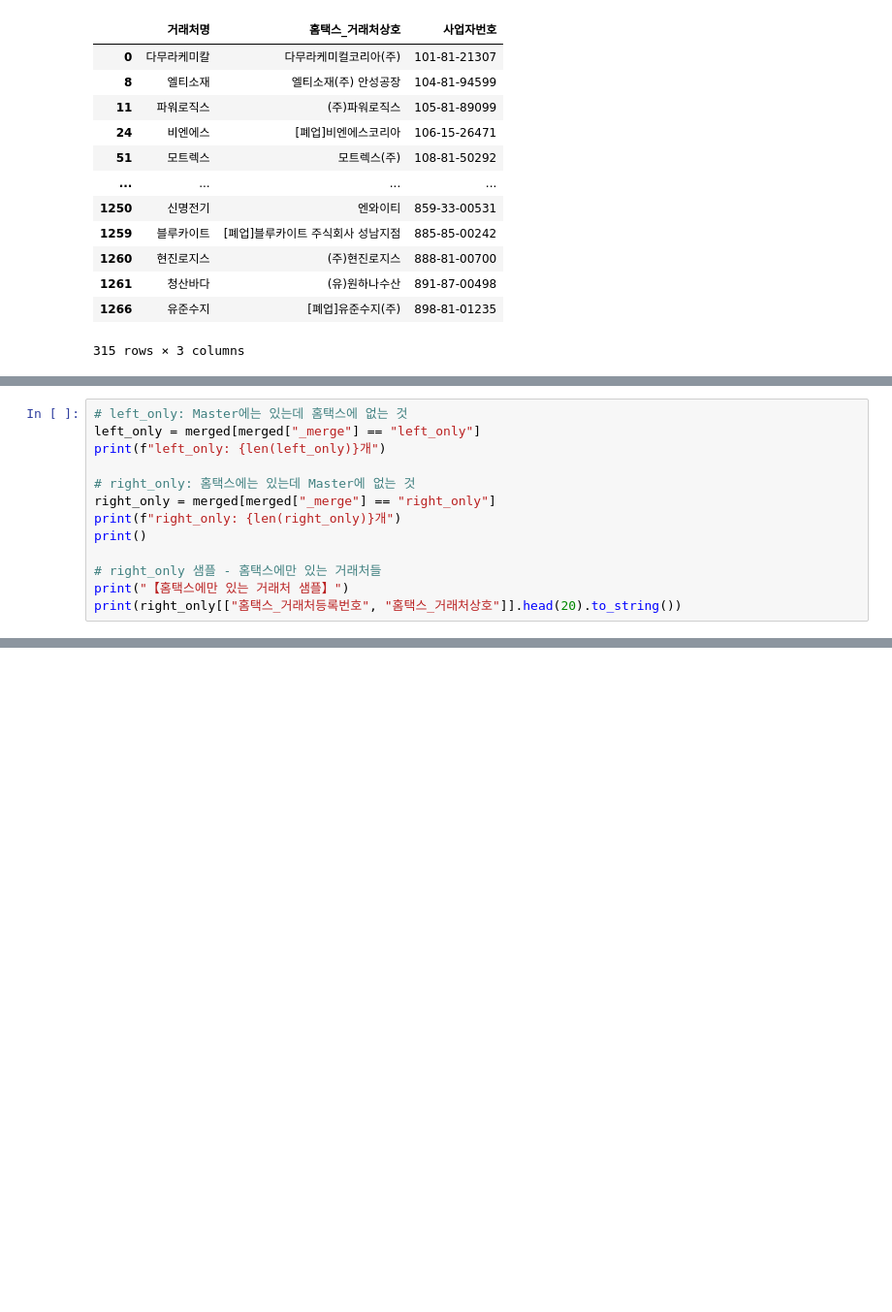
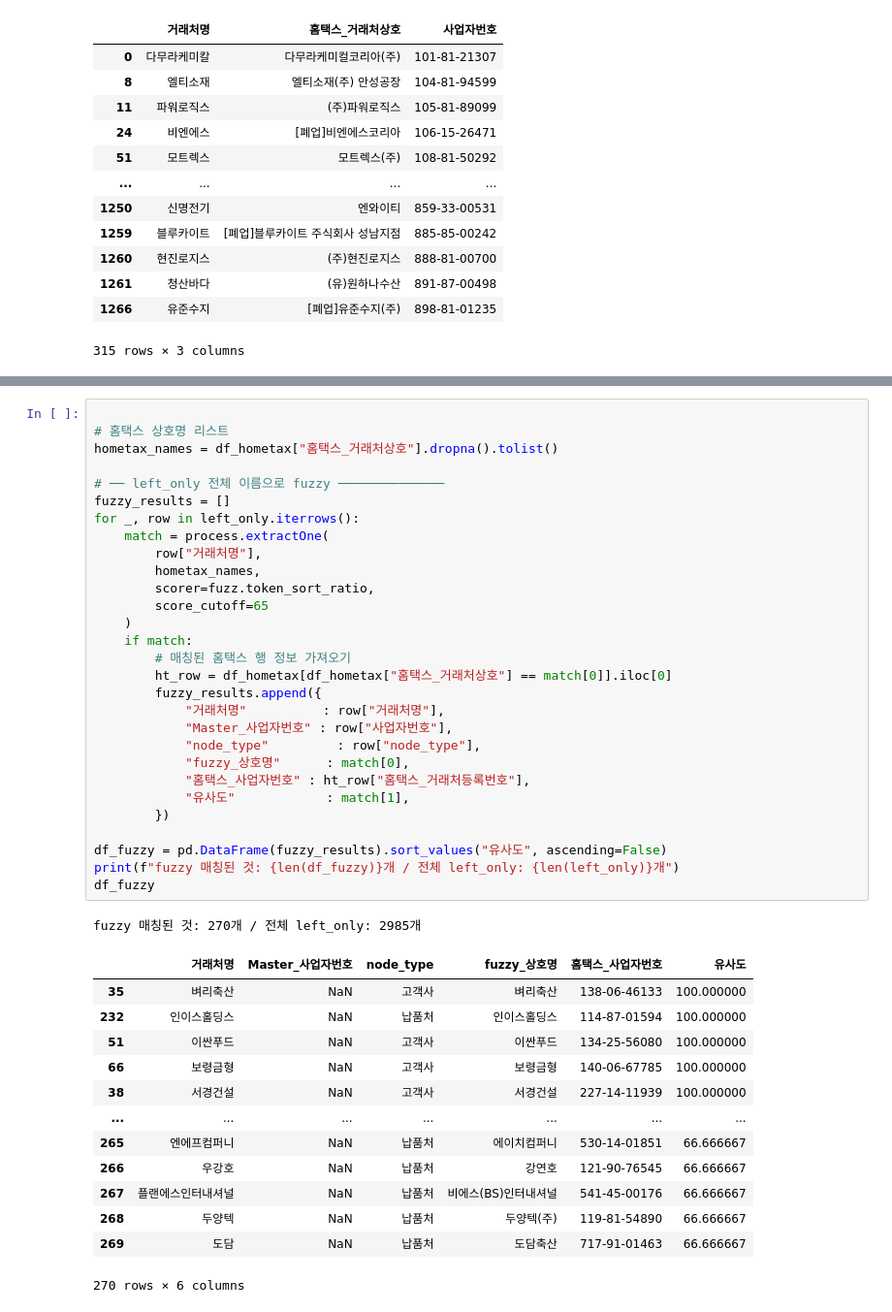
Before and after one commit to kevinkor0330-prog/31, a Jupyter notebook: psql_insert/hierarchy/build_hiarchy_table_V4.ipynb, the cells around one changed output, grey strips where cells are left out. Shown at 97% size. Drawn from its saved outputs; the diff is of its cells as text; blank space fills up the shorter version.

```diff
--- a/psql_insert/hierarchy/build_hiarchy_table_V4.ipynb
+++ b/psql_insert/hierarchy/build_hiarchy_table_V4.ipynb
@@ -901,13 +887,0 @@ Name: 홈택스_거래처상호, Length: 955, dtype: str
-# %%
-# left_only: Master에는 있는데 홈택스에 없는 것
-left_only = merged[merged["_merge"] == "left_only"]
-print(f"left_only: {len(left_only)}개")
-
-# right_only: 홈택스에는 있는데 Master에 없는 것
-right_only = merged[merged["_merge"] == "right_only"]
-print(f"right_only: {len(right_only)}개")
-print()
-
-# right_only 샘플 - 홈택스에만 있는 거래처들
-print("【홈택스에만 있는 거래처 샘플】")
-print(right_only[["홈택스_거래처등록번호", "홈택스_거래처상호"]].head(20).to_string())
@@ -1017,0 +888,44 @@ df_has_biz_fuzzy
+# %%
+
+# 홈택스 상호명 리스트
+hometax_names = df_hometax["홈택스_거래처상호"].dropna().tolist()
+
+# ── left_only 전체 이름으로 fuzzy ──────────────
+fuzzy_results = []
+for _, row in left_only.iterrows():
+    match = process.extractOne(
+        row["거래처명"],
+        hometax_names,
+        scorer=fuzz.token_sort_ratio,
+        score_cutoff=65
+    )
+    if match:
+        # 매칭된 홈택스 행 정보 가져오기
+        ht_row = df_hometax[df_hometax["홈택스_거래처상호"] == match[0]].iloc[0]
+        fuzzy_results.append({
+            "거래처명"          : row["거래처명"],
+            "Master_사업자번호" : row["사업자번호"],
+            "node_type"         : row["node_type"],
+            "fuzzy_상호명"      : match[0],
+            "홈택스_사업자번호" : ht_row["홈택스_거래처등록번호"],
+            "유사도"            : match[1],
+        })
+
+df_fuzzy = pd.DataFrame(fuzzy_results).sort_values("유사도", ascending=False)
+print(f"fuzzy 매칭된 것: {len(df_fuzzy)}개 / 전체 left_only: {len(left_only)}개")
+df_fuzzy
+# %% [output]
+fuzzy 매칭된 것: 270개 / 전체 left_only: 2985개
+|  | 거래처명 | Master_사업자번호 | node_type | fuzzy_상호명 | 홈택스_사업자번호 | 유사도 |
+| 35 | 벼리축산 | NaN | 고객사 | 벼리축산 | 138-06-46133 | 100.000000 |
+| 232 | 인이스홀딩스 | NaN | 납품처 | 인이스홀딩스 | 114-87-01594 | 100.000000 |
+| 51 | 이싼푸드 | NaN | 고객사 | 이싼푸드 | 134-25-56080 | 100.000000 |
+| 66 | 보령금형 | NaN | 고객사 | 보령금형 | 140-06-67785 | 100.000000 |
+| 38 | 서경건설 | NaN | 고객사 | 서경건설 | 227-14-11939 | 100.000000 |
+| ... | ... | ... | ... | ... | ... | ... |
+| 265 | 엔에프컴퍼니 | NaN | 납품처 | 에이치컴퍼니 | 530-14-01851 | 66.666667 |
+| 266 | 우강호 | NaN | 납품처 | 강연호 | 121-90-76545 | 66.666667 |
+| 267 | 플랜에스인터내셔널 | NaN | 납품처 | 비에스(BS)인터내셔널 | 541-45-00176 | 66.666667 |
+| 268 | 두양텍 | NaN | 납품처 | 두양텍(주) | 119-81-54890 | 66.666667 |
+| 269 | 도담 | NaN | 납품처 | 도담축산 | 717-91-01463 | 66.666667 |
+270 rows × 6 columns
```
Also changed, not shown: parts of 6 cells of this notebook.
